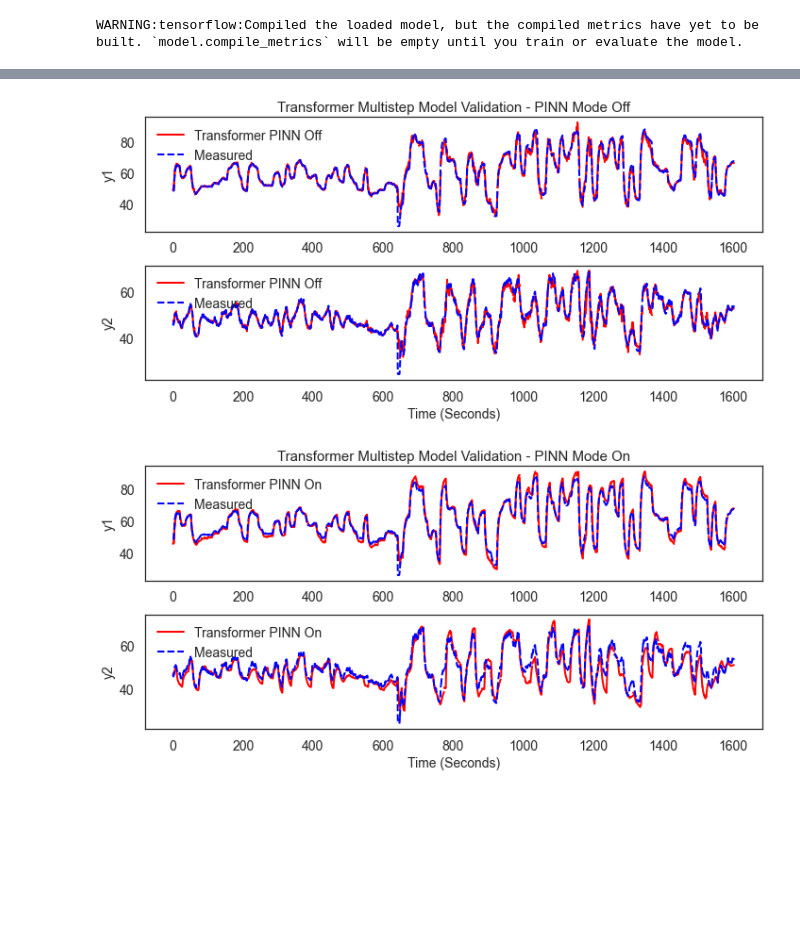
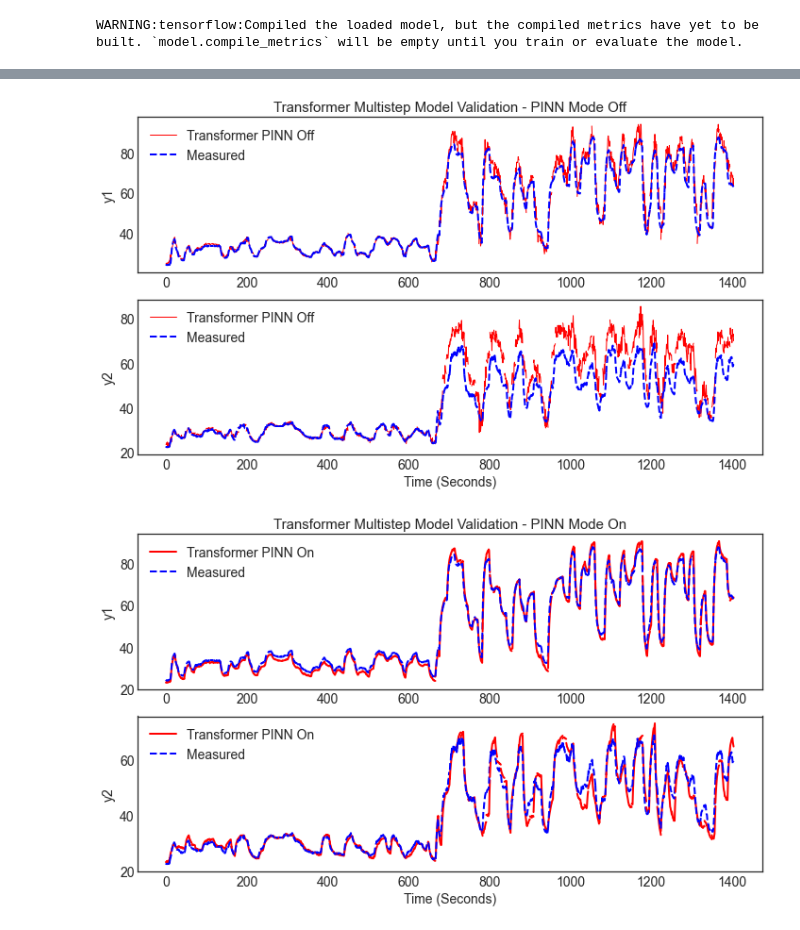
Before and after one commit to BYU-PRISM/Transformer_MPC, a Jupyter notebook: 03_HybridModel/pinn_TCLab_mimo_transformer_multistep.ipynb, the cells around one changed output, grey strips where cells are left out. Saved outputs shown, nothing was run; the diff lists cells and outputs as text; code cells hidden in the pictures; blank space fills up the shorter version.

Commit message:
TCLab PINN model all updated

```diff
--- a/03_HybridModel/pinn_TCLab_mimo_transformer_multistep.ipynb
+++ b/03_HybridModel/pinn_TCLab_mimo_transformer_multistep.ipynb
@@ -76,9 +76,13 @@ class SPINN(PINNSolver):
 #         U     = self.model.U
 #         alpha1= self.model.alpha1
 #         alpha2= self.model.alpha2
-        U     = 5.9202083375
-        alpha1= 0.01034300659
-        alpha2= 0.0062387654267
+#         U     = 5.9202083375
+#         alpha1= 0.01034300659
+#         alpha2= 0.0062387654267
+
+        U     = 6.2531623028
+        alpha1= 0.010488659059
+        alpha2= 0.0066579422083
 
 
         # Heat transfer between two heaters
@@ -142,13 +146,14 @@ def save_gif_PIL(outfile, files, fps=5, loop=0):
 # %%
 # TCLab narrow range data
 
-tcLab1 = pd.read_pickle('TCLab_MIMO_Data_018_20000_20_60.pkl')[600:]
-tcLab2 = pd.read_pickle('TCLab_MIMO_Data_021_30000_20_60.pkl')[600:]
-tcLab3 = pd.read_pickle('TCLab_MIMO_Data_022_20000_20_60.pkl')[600:]
+
+tcLab1 = pd.read_pickle('TCLab_MIMO_Data_028_20000_0_20.pkl')
+# tcLab2 = pd.read_pickle('TCLab_MIMO_Data_021_30000_20_60.pkl')[600:]
+# tcLab3 = pd.read_pickle('TCLab_MIMO_Data_022_20000_20_60.pkl')[600:]
 
 
 # tcLab_narrow = pd.concat([tcLab1, tcLab2, tcLab3], ignore_index=True)
-tcLab_narrow = tcLab3
+tcLab_narrow = tcLab1
 # %%
 # TCLab wide range data
 tcLab4 = pd.read_pickle('TCLab_MIMO_Data_023_20000_0_100.pkl')
@@ -521,17 +526,17 @@ y_val = (Y_val - s2.min_) * 1/s2.scale_ + s2.data_min_
 t=np.linspace(0,len(ynn_off)-1,len(ynn_off))
 
 begin = 0
-end = 1600
+end = 1400
 skip = P-1
 
 
 plt.style.use('seaborn-white')
-plt.figure(0,figsize=(10,5))
+plt.figure(0,figsize=(10,6))
 plt.subplot(2,1,1)
-plt.plot(t[begin:begin+P], ynn_off[begin][:,0], '-', color="red",  linewidth=2, label="Transformer PINN Off")
+plt.plot(t[begin:begin+P], ynn_off[begin][:,0], '-', color="red",linewidth=1, label="Transformer PINN Off")
 plt.plot(t[begin:begin+P], y_val[begin][:,0], '--', color="blue",linewidth=2, label="Measured")
 for i in range(begin,end,skip):
-    plt.plot(t[i:i+P], ynn_off[i][:,0], '-',color="red",linewidth=2)
+    plt.plot(t[i:i+P], ynn_off[i][:,0], '-',color="red",linewidth=1)
     plt.plot(t[i:i+P], y_val[i][:,0], '--', color="blue",linewidth=2)
 
 plt.title('Transformer Multistep Model Validation - PINN Mode Off',fontsize=15)
@@ -541,10 +546,10 @@ plt.tick_params(axis='both',labelsize=14)
 
 
 plt.subplot(2,1,2)
-plt.plot(t[begin:begin+P], ynn_off[begin][:,1], '-',color="red",linewidth=2, label="Transformer PINN Off")
+plt.plot(t[begin:begin+P], ynn_off[begin][:,1], '-',color="red",linewidth=1, label="Transformer PINN Off")
 plt.plot(t[begin:begin+P], y_val[begin][:,1], '--', color="blue",linewidth=2, label="Measured")
 for i in range(begin,end,skip):
-    plt.plot(t[i:i+P], ynn_off[i][:,1], '-',color="red",linewidth=2)
+    plt.plot(t[i:i+P], ynn_off[i][:,1], '-',color="red",linewidth=1)
     plt.plot(t[i:i+P], y_val[i][:,1], '--', color="blue",linewidth=2)
 
 plt.tight_layout()
@@ -554,49 +559,49 @@ plt.legend(loc=2,fontsize=14)
 plt.tick_params(axis='both',labelsize=14)
 plt.tight_layout()
 
-plt.savefig(path + 'TCLab_mimo_PINN_Training_result_PINN_Off.eps', format='eps')
-plt.savefig(path + 'TCLab_mimo_PINN_Training_result_PINN_Off.png', format='png')
+plt.savefig(path + 'TCLab_Training_Trans_multi_PINN_Off.eps', format='eps')
+plt.savefig(path + 'TCLab_Training_Trans_multi_PINN_Off.png', format='png')
 
 
 
-plt.figure(1, figsize=(10,5))
+plt.figure(1, figsize=(10,6))
 plt.subplot(2,1,1)
 plt.plot(t[begin:begin+P], ynn_on[begin][:,0], '-',color="red",linewidth=2, label="Transformer PINN On")
 plt.plot(t[begin:begin+P], y_val[begin][:,0], '--',color="blue", linewidth=2, label="Measured")
 
 for i in range(begin,end,skip):
     plt.plot(t[i:i+P], ynn_on[i][:,0], '-',color="red",linewidth=2)
     plt.plot(t[i:i+P], y_val[i][:,0], '--', color="blue",linewidth=2)
 
 plt.ylabel("y1", fontsize=14)
 plt.legend(loc=2,fontsize=14)
 plt.tick_params(axis='both',labelsize=14)
 plt.title('Transformer Multistep Model Validation - PINN Mode On',fontsize=15)
 
 
 plt.subplot(2,1,2)
 plt.plot(t[begin:begin+P], ynn_on[begin][:,1], '-',color="red",linewidth=2, label="Transformer PINN On")
 plt.plot(t[begin:begin+P], y_val[begin][:,1], '--',color="blue", linewidth=2, label="Measured")
 
 for i in range(begin,end,skip):
     plt.plot(t[i:i+P], ynn_on[i][:,1], '-',color="red",linewidth=2)
     plt.plot(t[i:i+P], y_val[i][:,1], '--',color="blue", linewidth=2)
 
 
 plt.ylabel("y2", fontsize=14)
 plt.xlabel("Time (Seconds)", fontsize=14)
 plt.legend(loc=2,fontsize=14)
 plt.tick_params(axis='both',labelsize=14)
 plt.tight_layout()
 
-plt.savefig(path + 'TCLab_mimo_PINN_Training_result_PINN_On.eps', format='eps')
-plt.savefig(path + 'TCLab_mimo_PINN_Training_result_PINN_On.png', format='png')
+plt.savefig(path + 'TCLab_Training_Trans_multi_PINN_On.eps', format='eps')
+plt.savefig(path + 'TCLab_Training_Trans_multi_PINN_On.png', format='png')
 
 
 plt.show()
 # %% [output]
-[figure, old version]
+[figure, new version]
-[figure, old version]
+[figure, new version]
 # %%
 # Save training results
 result = dict()
```
Also changed, not shown: parts of 18 cells of this notebook, 57 other files.
